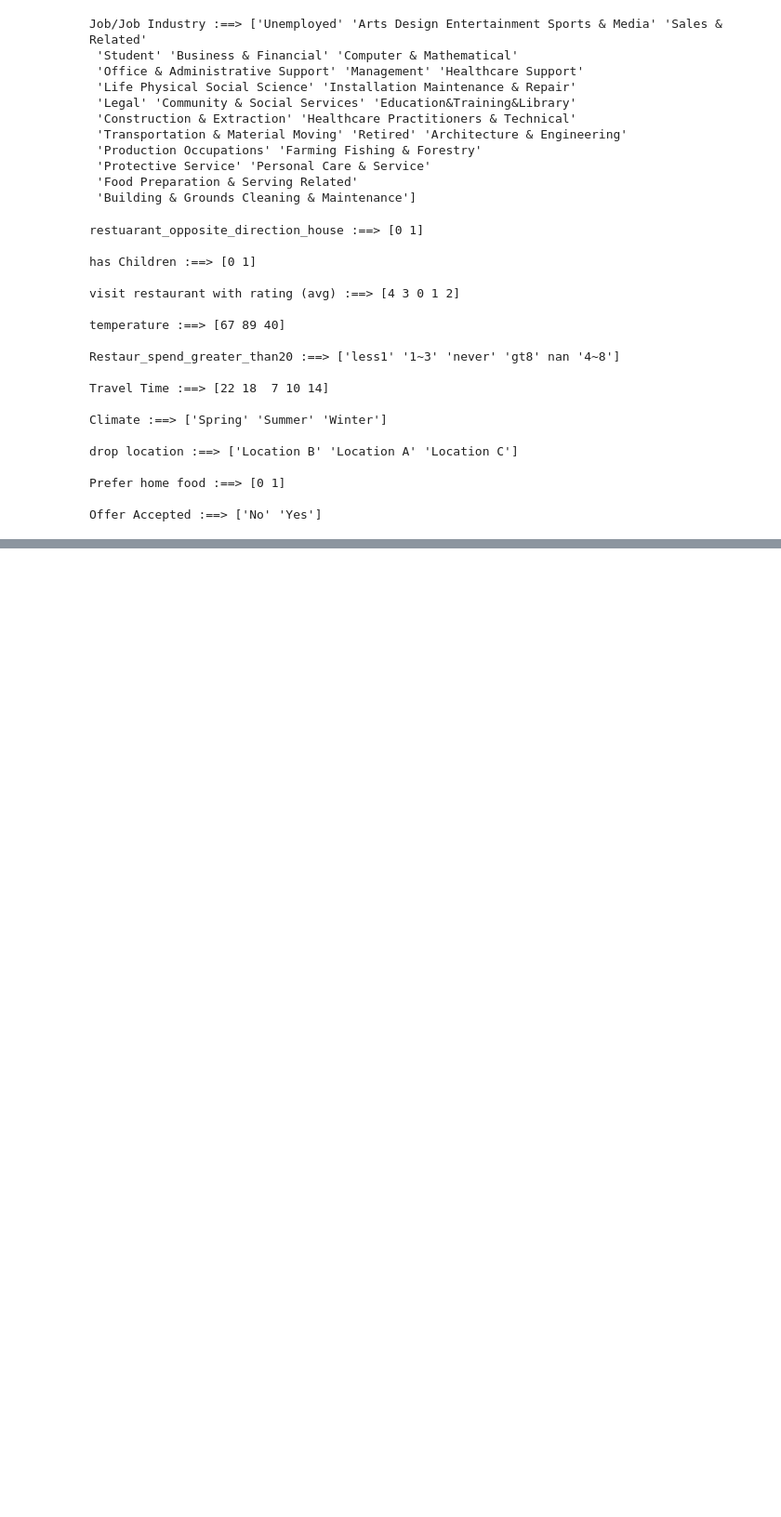
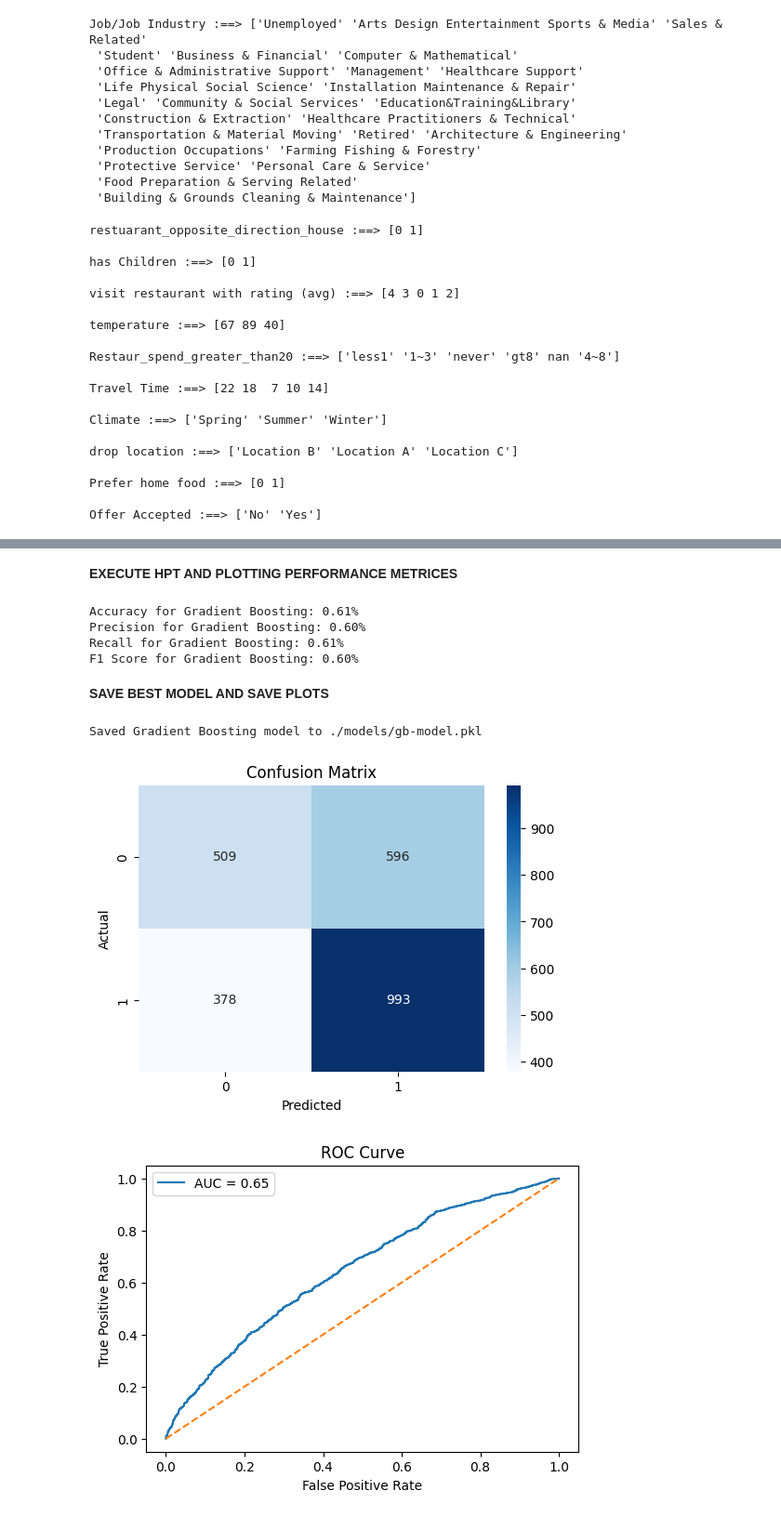
Before and after one commit to rakeshkr-code/mlp-course-project-iitm-bs, a Jupyter notebook: final-notebook.ipynb, the cells around one changed output, grey strips where cells are left out. Shown at 93% size. Cells and saved outputs as stored; diff of their text form; code cells hidden in the pictures; blank space fills up the shorter version.

Commit message:
structured models (tree based)

```diff
--- a/final-notebook.ipynb
+++ b/final-notebook.ipynb
@@ -301,0 +482,8 @@ Offer Accepted :==> ['No' 'Yes']
+# %%
+# Define the pipelines
+pipelines = []
+for name, model in models:
+    clf = Pipeline(steps=[('preprocessor', final_preprocessor_pipeline),
+                          (name, model)])
+    pipelines.append((name, clf))
+print(pipelines[0][1][1])
@@ -301,0 +603,49 @@ Offer Accepted :==> ['No' 'Yes']
+# %% [markdown]
+**EXECUTE HPT AND PLOTTING PERFORMANCE METRICES**
+# %%
+# Initialize Gradient Boosting Pipeline (assuming you've already defined this)
+gb_pipeline = [pipeline for name, pipeline in pipelines if name == 'gb'][0]
+
+# Grid Search for Hyperparameter Tuning
+grid_search_gb = GridSearchCV(gb_pipeline, gb_hyperparameters, cv=5, scoring='f1_weighted')
+
+# Fit the model
+grid_search_gb.fit(X_train, y_train)
+
+# Prediction
+y_pred_gb = grid_search_gb.predict(X_test)
+
+# Compute Metrics
+accuracy_gb = accuracy_score(y_test, y_pred_gb)
+precision_gb = precision_score(y_test, y_pred_gb, average='weighted')
+recall_gb = recall_score(y_test, y_pred_gb, average='weighted')
+f1_gb = f1_score(y_test, y_pred_gb, average='weighted')
+
+print(f"Accuracy for Gradient Boosting: {accuracy_gb:.2f}%")
+print(f"Precision for Gradient Boosting: {precision_gb:.2f}%")
+print(f"Recall for Gradient Boosting: {recall_gb:.2f}%")
+print(f"F1 Score for Gradient Boosting: {f1_gb:.2f}%")
+# %% [output]
+Accuracy for Gradient Boosting: 0.61%
+Precision for Gradient Boosting: 0.60%
+Recall for Gradient Boosting: 0.61%
+F1 Score for Gradient Boosting: 0.60%
+# %% [markdown]
+**SAVE BEST MODEL AND SAVE PLOTS**
+# %%
+# Save the best model
+gb_model_filename = "./models/gb-model.pkl"
+os.makedirs('./models', exist_ok=True)
+joblib.dump(grid_search_gb.best_estimator_, gb_model_filename)
+print(f"Saved Gradient Boosting model to {gb_model_filename}")
+
+# Plotting
+os.makedirs('./plots', exist_ok=True)
+y_prob_gb = grid_search_gb.predict_proba(X_test)[:, 1]
+plot_confusion_matrix(y_test, y_pred_gb, 'Gradient Boosting')
+plot_roc_curve(y_test, y_prob_gb, 'Gradient Boosting')
+plot_precision_recall_curve(y_test, y_prob_gb, 'Gradient Boosting')
+# %% [output]
+Saved Gradient Boosting model to ./models/gb-model.pkl
+[figure, added]
+[figure, added]
```
Also changed, not shown: parts of 30 cells of this notebook, 5 other files.
